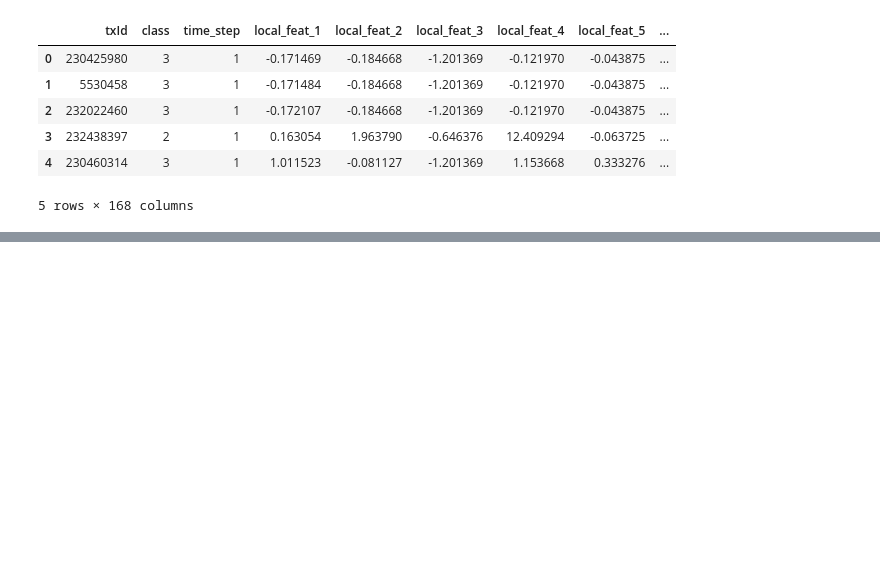
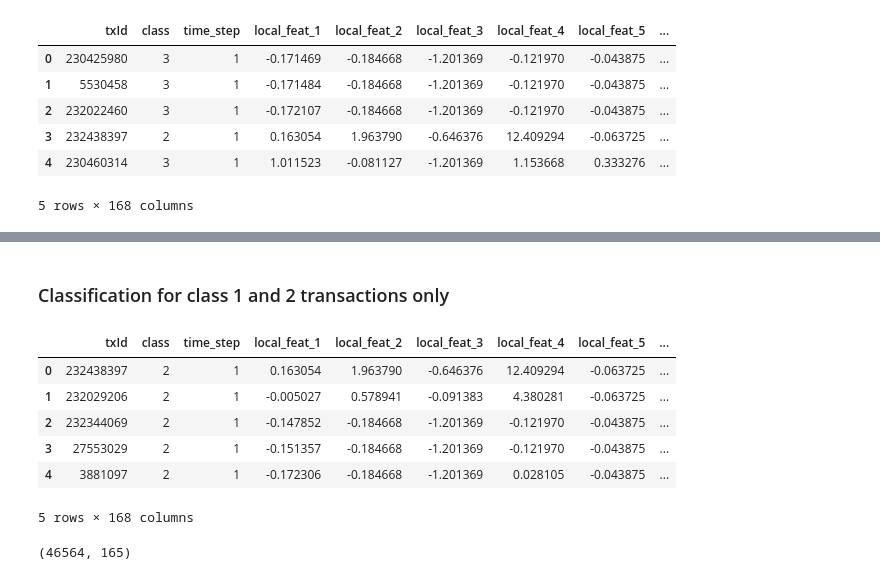
Before and after one commit to quicksid/Anti_Money_Laundering_Bitcoin_Transaction, a Jupyter notebook: aml_eda.ipynb, the cells around one changed output, grey strips where cells are left out. Drawn from its saved outputs; the diff is of its cells as text; code cells hidden in the pictures; blank space fills up the shorter version.

```diff
--- a/aml_eda.ipynb
+++ b/aml_eda.ipynb
@@ -196,0 +195,4 @@ plt.show()
+# %% [markdown]
+<h3> Classification for class 1 and 2 transactions only </h3>
+# %%
+selected_ids = df_class_feature.loc[df_class_feature['class'] != 3, 'txId']
@@ -196,0 +203,11 @@ plt.show()
+# %%
+df_class_features_selected = pd.merge(df_classes_selected, df_features_selected)
+df_class_features_selected.head()
+# %% [output]
+|  | txId | class | time_step | local_feat_1 | local_feat_2 | local_feat_3 | local_feat_4 | local_feat_5 | ... |
+| 0 | 232438397 | 2 | 1 | 0.163054 | 1.963790 | -0.646376 | 12.409294 | -0.063725 | ... |
+| 1 | 232029206 | 2 | 1 | -0.005027 | 0.578941 | -0.091383 | 4.380281 | -0.063725 | ... |
+| 2 | 232344069 | 2 | 1 | -0.147852 | -0.184668 | -1.201369 | -0.121970 | -0.043875 | ... |
+| 3 | 27553029 | 2 | 1 | -0.151357 | -0.184668 | -1.201369 | -0.121970 | -0.043875 | ... |
+| 4 | 3881097 | 2 | 1 | -0.172306 | -0.184668 | -1.201369 | 0.028105 | -0.043875 | ... |
+5 rows × 168 columns
@@ -196,0 +223,4 @@ plt.show()
+# %%
+X.shape
+# %% [output]
+(46564, 165)
```
Also changed, not shown: parts of 17 cells of this notebook.
